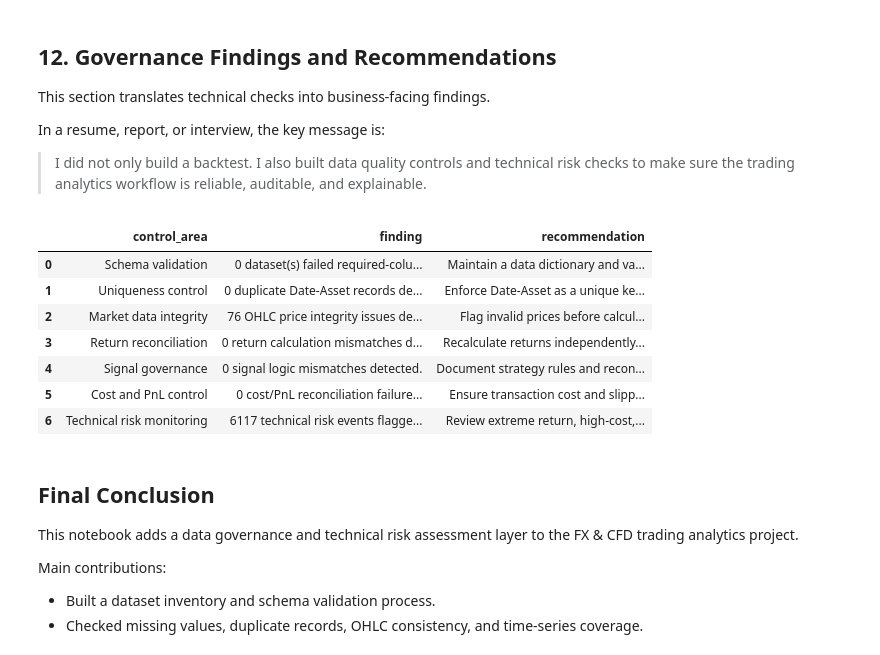
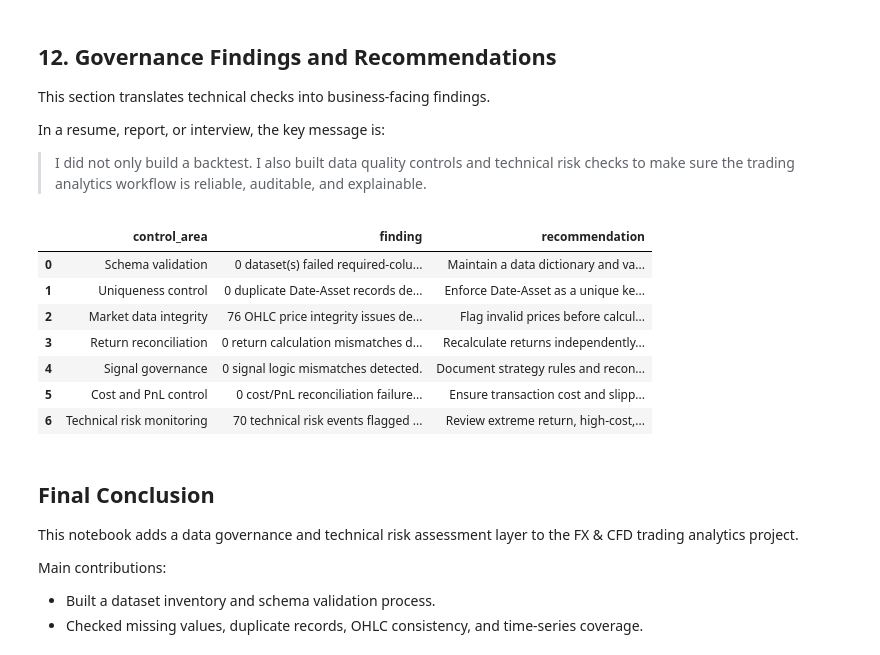
Before and after one commit to Raina-Hong/FX_CFD_Trading_Analytics, a Jupyter notebook: notebooks/data_quality_risk_assessment.ipynb, the cells around one changed output. Drawn from its saved outputs; the diff is of its cells as text; code cells hidden in the pictures.

```diff
--- a/notebooks/data_quality_risk_assessment.ipynb
+++ b/notebooks/data_quality_risk_assessment.ipynb
@@ -668,7 +776,10 @@ total_checks = {
         cost_recon_summary["total_cost_recon_failures"].sum() +
         cost_recon_summary["after_cost_return_recon_failures"].sum()
     ),
-    "technical_risk_events": len(risk_events)
+    "technical_risk_events": (
+    technical_risk_summary["extreme_return_days"].sum()
+    + technical_risk_summary["high_cost_days"].sum()
+)
 }
 
 governance_summary = pd.DataFrame([
@@ -692,34 +803,34 @@ governance_summary = pd.DataFrame([
         "finding": f"{total_checks['return_reconciliation_failures']} return calculation mismatches detected.",
         "recommendation": "Recalculate returns independently from Close prices as a pipeline control."
     },
     {
         "control_area": "Signal governance",
         "finding": f"{total_checks['signal_mismatches']} signal logic mismatches detected.",
         "recommendation": "Document strategy rules and reconcile generated signals against expected logic."
     },
     {
         "control_area": "Cost and PnL control",
         "finding": f"{total_checks['cost_reconciliation_failures']} cost/PnL reconciliation failures detected.",
         "recommendation": "Ensure transaction cost and slippage are consistently deducted from gross strategy returns."
     },
     {
         "control_area": "Technical risk monitoring",
         "finding": f"{total_checks['technical_risk_events']} technical risk events flagged for review.",
         "recommendation": "Review extreme return, high-cost, and severe drawdown days before interpreting backtest performance."
     }
 ])
 
 governance_summary.to_csv(OUTPUT_DIR / "governance_recommendations.csv", index=False)
 governance_summary
 # %% [output]
 |  | control_area | finding | recommendation |
 | 0 | Schema validation | 0 dataset(s) failed required-colu... | Maintain a data dictionary and va... |
 | 1 | Uniqueness control | 0 duplicate Date-Asset records de... | Enforce Date-Asset as a unique ke... |
 | 2 | Market data integrity | 76 OHLC price integrity issues de... | Flag invalid prices before calcul... |
 | 3 | Return reconciliation | 0 return calculation mismatches d... | Recalculate returns independently... |
 | 4 | Signal governance | 0 signal logic mismatches detected. | Document strategy rules and recon... |
 | 5 | Cost and PnL control | 0 cost/PnL reconciliation failure... | Ensure transaction cost and slipp... |
-| 6 | Technical risk monitoring | 6117 technical risk events flagge... | Review extreme return, high-cost,... |
+| 6 | Technical risk monitoring | 70 technical risk events flagged ... | Review extreme return, high-cost,... |
 # %% [markdown]
 ## Final Conclusion
 
```
Also changed, not shown: parts of 2 cells of this notebook, 4 other files.
